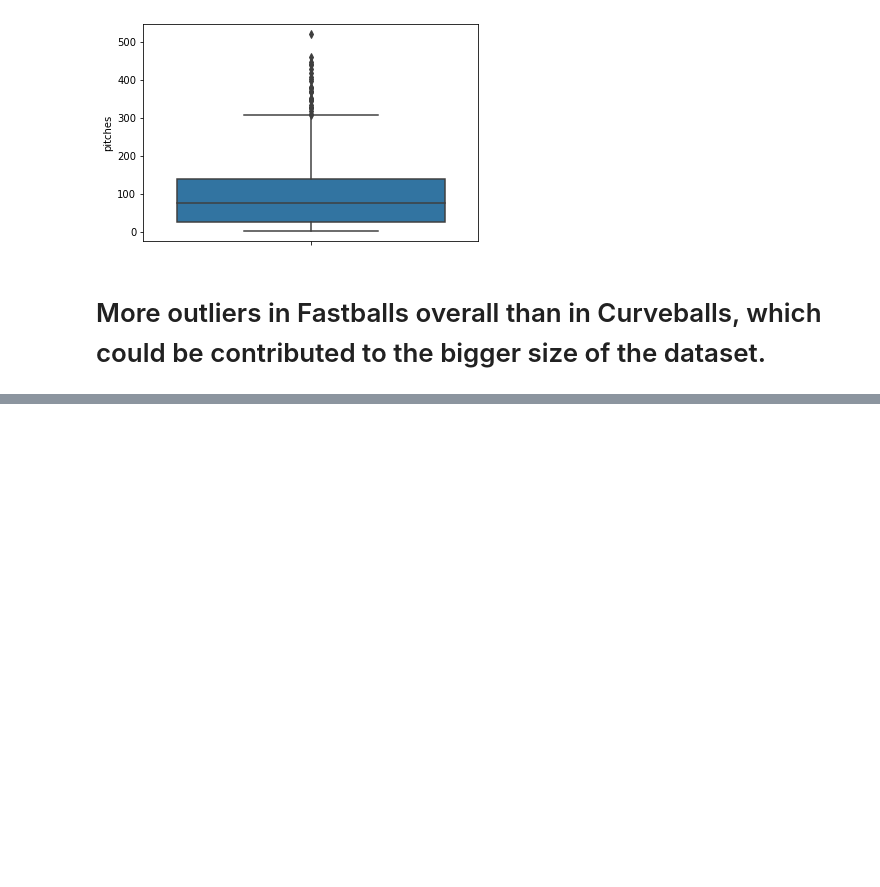
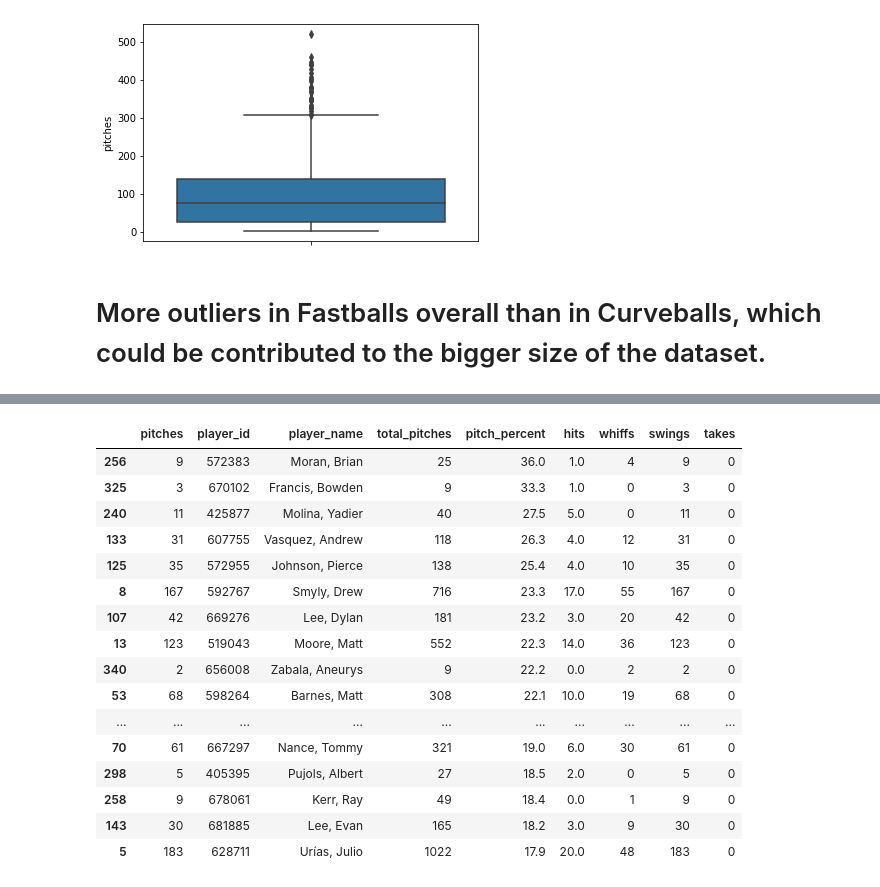
Before and after one commit to Katherine89Lee/Curveball-Data, a Jupyter notebook: Curveballs.ipynb, the cells around one changed output, grey strips where cells are left out. Cells and saved outputs as stored; diff of their text form; code cells hidden in the pictures; blank space fills up the shorter version.

```diff
--- a/Curveballs.ipynb
+++ b/Curveballs.ipynb
@@ -300,0 +317,22 @@ plt.show()
+# %%
+top_20_curveball=curveballs_clean.sort_values('pitch_percent', ascending=False)[:20]
+# %%
+top_20_curveball
+# %% [output]
+|  | pitches | player_id | player_name | total_pitches | pitch_percent | hits | whiffs | swings | takes |
+| 256 | 9 | 572383 | Moran, Brian | 25 | 36.0 | 1.0 | 4 | 9 | 0 |
+| 325 | 3 | 670102 | Francis, Bowden | 9 | 33.3 | 1.0 | 0 | 3 | 0 |
+| 240 | 11 | 425877 | Molina, Yadier | 40 | 27.5 | 5.0 | 0 | 11 | 0 |
+| 133 | 31 | 607755 | Vasquez, Andrew | 118 | 26.3 | 4.0 | 12 | 31 | 0 |
+| 125 | 35 | 572955 | Johnson, Pierce | 138 | 25.4 | 4.0 | 10 | 35 | 0 |
+| 8 | 167 | 592767 | Smyly, Drew | 716 | 23.3 | 17.0 | 55 | 167 | 0 |
+| 107 | 42 | 669276 | Lee, Dylan | 181 | 23.2 | 3.0 | 20 | 42 | 0 |
+| 13 | 123 | 519043 | Moore, Matt | 552 | 22.3 | 14.0 | 36 | 123 | 0 |
+| 340 | 2 | 656008 | Zabala, Aneurys | 9 | 22.2 | 0.0 | 2 | 2 | 0 |
+| 53 | 68 | 598264 | Barnes, Matt | 308 | 22.1 | 10.0 | 19 | 68 | 0 |
+| ... | ... | ... | ... | ... | ... | ... | ... | ... | ... |
+| 70 | 61 | 667297 | Nance, Tommy | 321 | 19.0 | 6.0 | 30 | 61 | 0 |
+| 298 | 5 | 405395 | Pujols, Albert | 27 | 18.5 | 2.0 | 0 | 5 | 0 |
+| 258 | 9 | 678061 | Kerr, Ray | 49 | 18.4 | 0.0 | 1 | 9 | 0 |
+| 143 | 30 | 681885 | Lee, Evan | 165 | 18.2 | 3.0 | 9 | 30 | 0 |
+| 5 | 183 | 628711 | Urías, Julio | 1022 | 17.9 | 20.0 | 48 | 183 | 0 |
```
Also changed, not shown: parts of 7 cells of this notebook.
